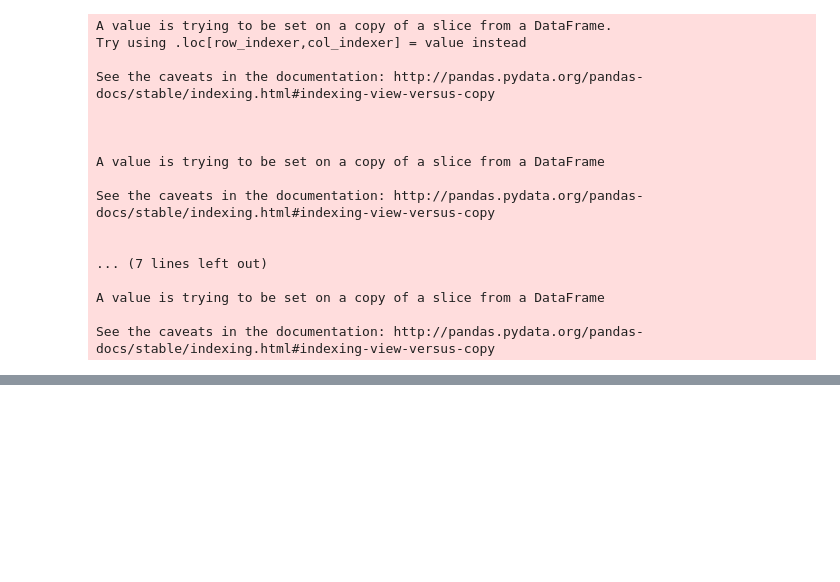
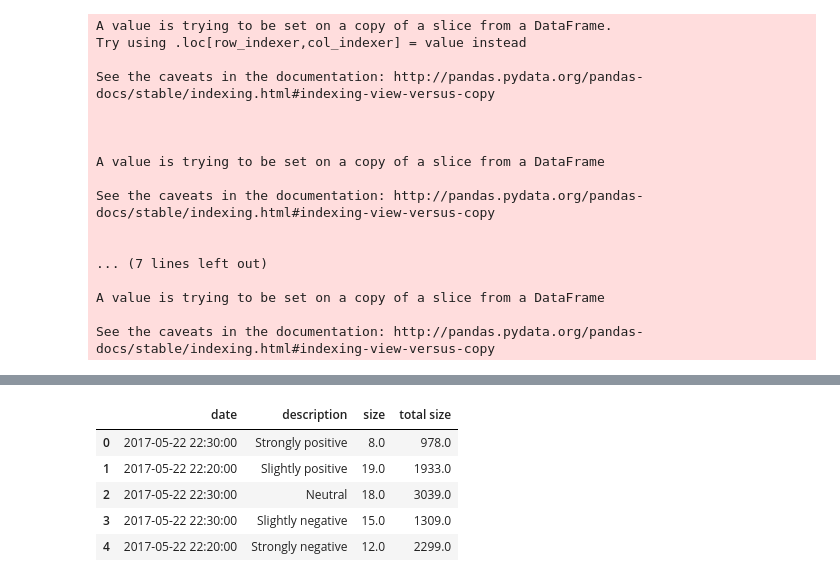
Before and after one commit to justinattw/2018-QM-Group2, a Jupyter notebook: 1. Sentiment analysis on tweets/1. Sentiment analysis of tweets.ipynb, the cells around one changed output, grey strips where cells are left out. Cells and saved outputs as stored; diff of their text form; code cells hidden in the pictures; blank space fills up the shorter version.

```diff
--- a/1. Sentiment analysis on tweets/1. Sentiment analysis of tweets.ipynb
+++ b/1. Sentiment analysis on tweets/1. Sentiment analysis of tweets.ipynb
@@ -1076,6 +1076,7 @@ plotly.offline.plot(fig, filename='./visualisations/df1_stacked_bar.html')
 df2_all_grouped = df2_all.copy()
 df2_str_neg = df2_all[df2_all['description'].isin(['Strongly negative'])]
 df2_sli_neg = df2_all[df2_all['description'].isin(['Slightly negative'])]
+df2_neutral = df2_all[df2_all['description'].isin(['Neutral'])]
 df2_sli_pos = df2_all[df2_all['description'].isin(['Slightly positive'])]
 df2_str_pos = df2_all[df2_all['description'].isin(['Strongly positive'])]
 
@@ -1089,8 +1090,7 @@ columns = ['retweets',
            'text',
            'id',
            'permalink',
-           'sentiment',
-           'description']
+           'sentiment']
 df2_str_neg.drop(columns, axis = 1, inplace = True)
 
 df2_sli_neg.set_index('date', drop=True, inplace=True)
@@ -1103,9 +1103,21 @@ columns = ['retweets',
            'text',
            'id',
            'permalink',
-           'sentiment',
-           'description']
+           'sentiment']
 df2_sli_neg.drop(columns, axis = 1, inplace = True)
+
+df2_neutral.set_index('date', drop=True, inplace=True)
+df2_neutral['size'] = df2_neutral.groupby(pd.Grouper(freq='10T')).size()
+df2_neutral.dropna(inplace=True)
+df2_neutral.reset_index(drop=False, inplace=True)
+df2_neutral.drop_duplicates(['date'], keep='first', inplace=True)
+columns = ['retweets',
+           'favorites',
+           'text',
+           'id',
+           'permalink',
+           'sentiment']
+df2_neutral.drop(columns, axis = 1, inplace = True)
 
 df2_sli_pos.set_index('date', drop=True, inplace=True)
 df2_sli_pos['size'] = df2_sli_pos.groupby(pd.Grouper(freq='10T')).size()
@@ -1117,8 +1129,7 @@ columns = ['retweets',
            'text',
            'id',
            'permalink',
-           'sentiment',
-           'description']
+           'sentiment']
 df2_sli_pos.drop(columns, axis = 1, inplace = True)
 
 df2_str_pos.set_index('date', drop=True, inplace=True)
@@ -1131,8 +1142,7 @@ columns = ['retweets',
            'text',
            'id',
            'permalink',
-           'sentiment',
-           'description']
+           'sentiment']
 df2_str_pos.drop(columns, axis = 1, inplace = True)
 # %% [output]
 A value is trying to be set on a copy of a slice from a DataFrame.
@@ -1503,3 +1523,20 @@ See the caveats in the documentation: http://pandas.pydata.org/pandas-docs/stabl
 A value is trying to be set on a copy of a slice from a DataFrame
 
 See the caveats in the documentation: http://pandas.pydata.org/pandas-docs/stable/indexing.html#indexing-view-versus-copy
+# %%
+df2_sent_sum = pd.concat([df2_str_pos,
+                          df2_sli_pos,
+                          df2_neutral,
+                          df2_sli_neg,
+                          df2_str_neg])
+
+df2_sent_sum_pre = df2_sent_sum.loc[df2_sent_sum.date < pd.to_datetime('2017-05-22 22:40'), :]
+df2_sent_sum_post = df2_sent_sum.loc[df2_sent_sum.date >= pd.to_datetime('2017-05-22 22:40'), :]
+
+df2_sent_sum_pre['total size'] = df2_sent_sum_pre.groupby(df2_sent_sum_pre['description'])['size'].transform(sum)
+df2_sent_sum_pre.drop_duplicates(['description'], keep='first', inplace=True)
+df2_sent_sum_pre.reset_index(drop=True, inplace=True)
+
+df2_sent_sum_post['total size'] = df2_sent_sum_post.groupby(df2_sent_sum_post['description'])['size'].transform(sum)
+df2_sent_sum_post.drop_duplicates(['description'], keep='first', inplace=True)
+df2_sent_sum_post.reset_index(drop=True, inplace=True)
@@ -1505,0 +1614,9 @@ See the caveats in the documentation: http://pandas.pydata.org/pandas-docs/stabl
+# %%
+df2_sent_sum_pre
+# %% [output]
+|  | date | description | size | total size |
+| 0 | 2017-05-22 22:30:00 | Strongly positive | 8.0 | 978.0 |
+| 1 | 2017-05-22 22:20:00 | Slightly positive | 19.0 | 1933.0 |
+| 2 | 2017-05-22 22:30:00 | Neutral | 18.0 | 3039.0 |
+| 3 | 2017-05-22 22:30:00 | Slightly negative | 15.0 | 1309.0 |
+| 4 | 2017-05-22 22:20:00 | Strongly negative | 12.0 | 2299.0 |
```
Also changed, not shown: parts of 19 cells of this notebook, 9 other files.
